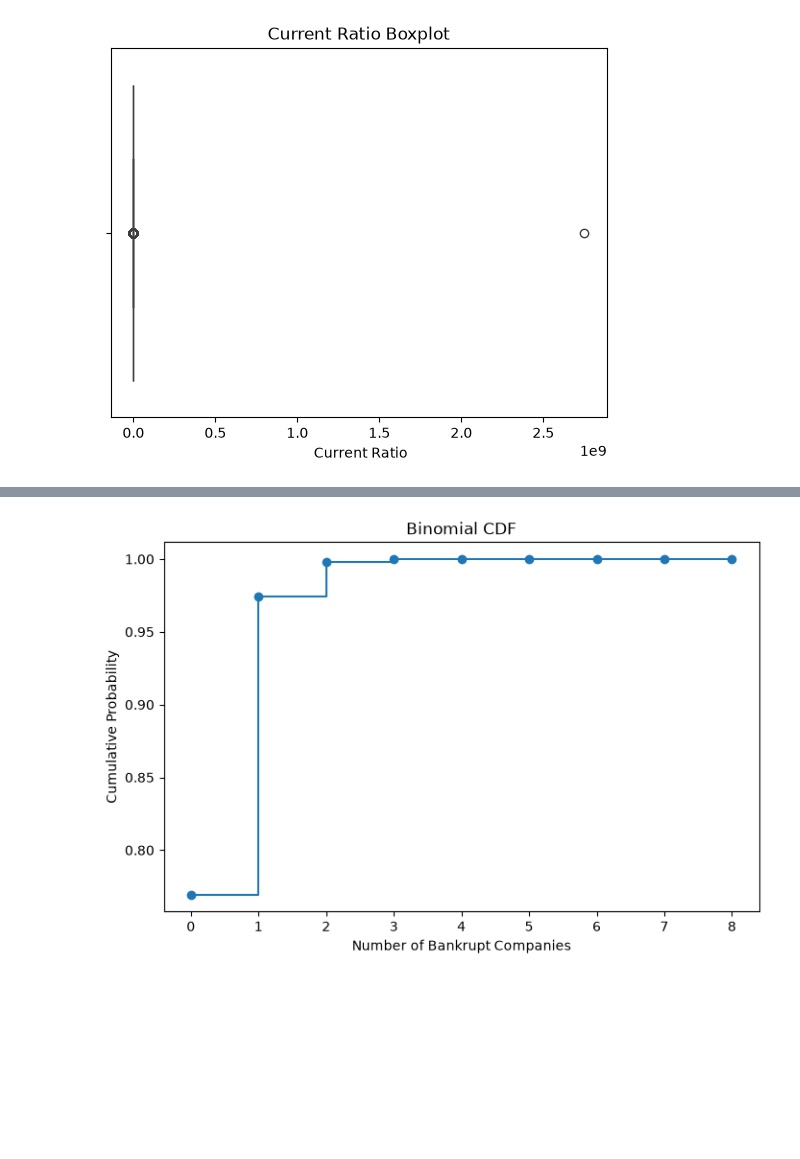
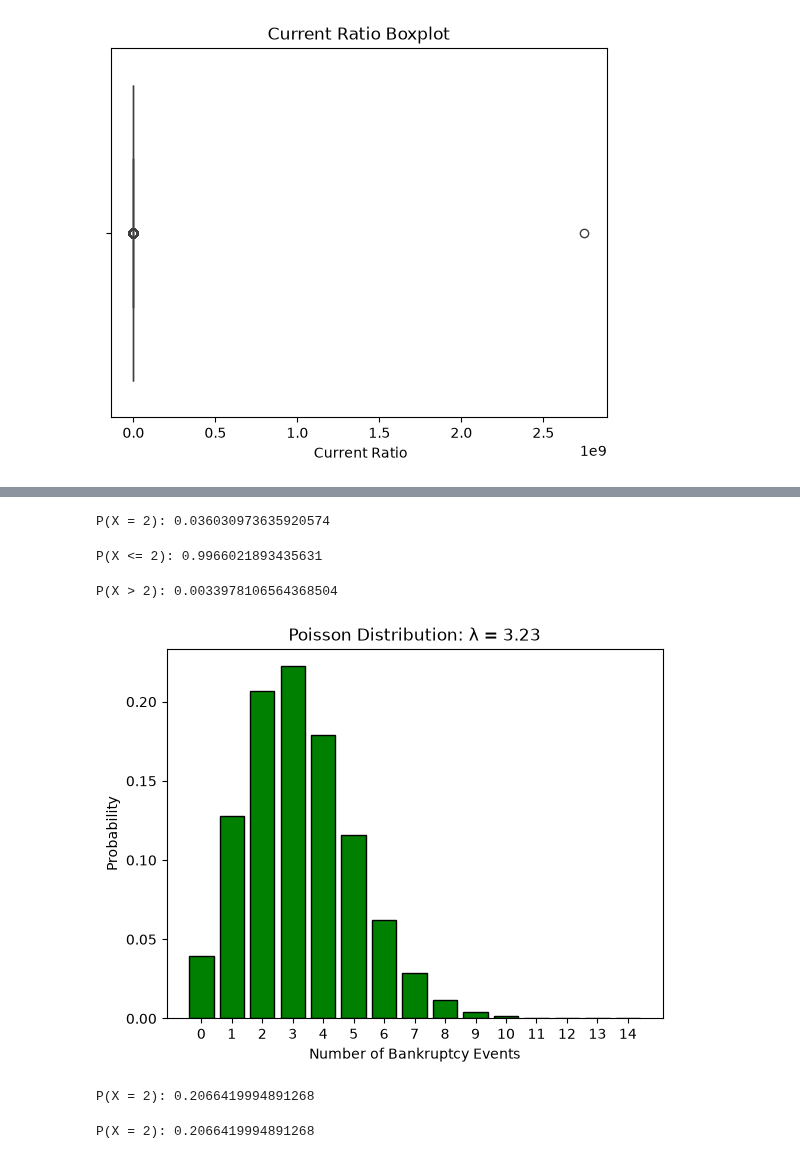
Before and after one commit to Donnnaa/stats_analysis_CA1_, a Jupyter notebook: STATS_CA1.ipynb, the cells around one changed output, grey strips where cells are left out. Drawn from its saved outputs; the diff is of its cells as text; code cells hidden in the pictures; blank space fills up the shorter version.

```diff
--- a/STATS_CA1.ipynb
+++ b/STATS_CA1.ipynb
@@ -131,20 +120,24 @@ plt.show()
-# %%
-cdf_values = binom.cdf(x, n=n, p=p)
-
-plt.figure(figsize=(8,5))
-
-plt.step(x, cdf_values, where='post',  marker='o')
-
-plt.title("Binomial CDF")
-plt.xlabel("Number of Bankrupt Companies")
-plt.ylabel("Cumulative Probability")
-
-plt.show()
-# %% [output]
-[figure, removed]
 # %%
-PMF shows the probability of observing exactly x bankrupt companies.
+# Probability of exactly 2 bankrupt companies
 
-CDF shows the probability of observing x or fewer bankrupt companies.
+p_exactly_2 = binom.pmf(2, n, p)
 
-The Binomial distribution is appropriate because bankruptcy has two possible outcomes: bankrupt or non-bankrupt.
+print("P(X = 2):", p_exactly_2)
+# %% [output]
+P(X = 2): 0.036030973635920574
+# %%
+# Probability of at most 2 bankrupt companies
+
+p_at_most_2 = binom.cdf(2, n, p)
+
+print("P(X <= 2):", p_at_most_2)
+# %% [output]
+P(X <= 2): 0.9966021893435631
+# %%
+# Probability of more than 2 bankrupt companies
+
+p_more_than_2 = 1 - binom.cdf(2, n, p)
+
+print("P(X > 2):", p_more_than_2)
+# %% [output]
+P(X > 2): 0.0033978106564368504
@@ -150,0 +150,42 @@ The Binomial distribution is appropriate because bankruptcy has two possible out
+# %%
+import numpy as np
+import matplotlib.pyplot as plt
+from scipy.stats import poisson
+
+# Parameters
+
+lambda_bankruptcy = df['Bankrupt?'].mean() * 100
+
+k = np.arange(0, 15)
+
+# Poisson probability mass function (PMF)
+
+poisson_pmf = poisson.pmf(k, lambda_bankruptcy)
+
+# Plot the Poisson Distribution
+
+plt.bar(k, poisson_pmf, color='green', edgecolor='black')
+
+plt.title(f'Poisson Distribution: λ = {lambda_bankruptcy:.2f}')
+plt.xlabel('Number of Bankruptcy Events')
+plt.ylabel('Probability')
+
+plt.xticks(k)
+
+plt.show()
+# %% [output]
+[figure, added]
+# %%
+p_exactly_2 = poisson.pmf(2, lambda_bankruptcy)
+
+print("P(X = 2):", p_exactly_2)
+# %% [output]
+P(X = 2): 0.2066419994891268
+# %%
+# Probability of exactly 2 bankruptcy events
+
+p_exactly_2 = poisson.pmf(2, lambda_bankruptcy)
+
+print("P(X = 2):", p_exactly_2)
+# %% [output]
+P(X = 2): 0.2066419994891268
```
Also changed, not shown: parts of 12 cells of this notebook.
